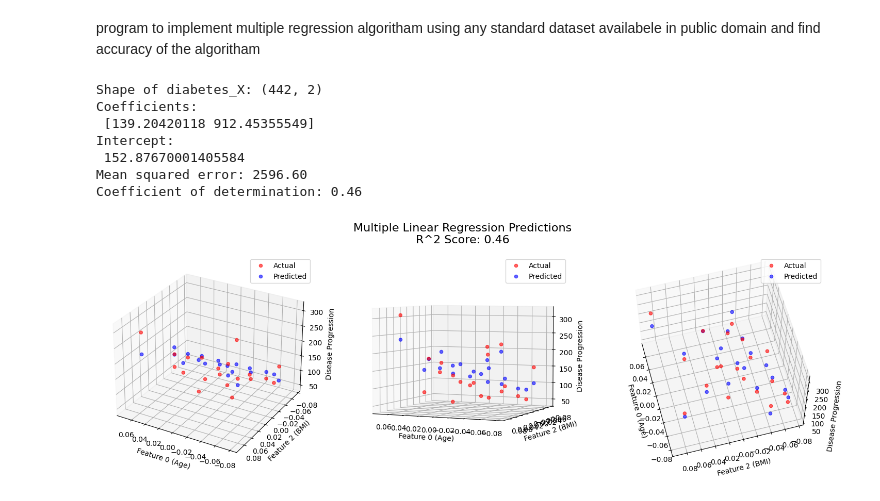
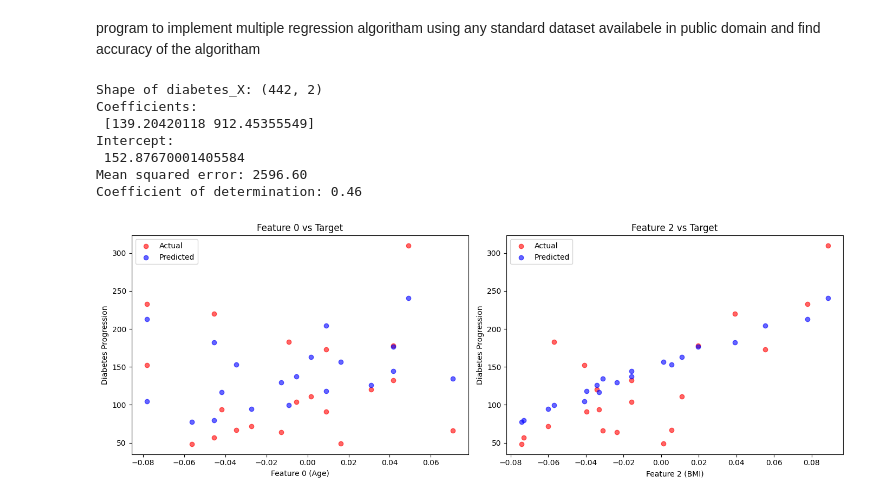
Before and after one commit to anandu-pn/S3, a Jupyter notebook: Data Science/exercise10.ipynb, the cells around one changed output. Drawn from its saved outputs; the diff is of its cells as text; code cells hidden in the pictures.

```diff
--- a/Data Science/exercise10.ipynb
+++ b/Data Science/exercise10.ipynb
@@ -44,34 +44,6 @@ print("Coefficient of determination: %.2f" % r2_score(diabetes_y_test, diabetes_
 # Extract features from test set for plotting
 x = diabetes_X_test[:, 0]  # Feature 0 (Age)
 y = diabetes_X_test[:, 1]  # Feature 2 (BMI)
-
-# Plotting predictions from three different 3D angles
-plt.style.use('default')
-
-fig = plt.figure(figsize=(15, 5))
-
-ax1 = fig.add_subplot(131, projection='3d')
-ax2 = fig.add_subplot(132, projection='3d')
-ax3 = fig.add_subplot(133, projection='3d')
-
-axes = [ax1, ax2, ax3]
-
-for ax in axes:
-    ax.scatter(x, y, diabetes_y_test, color='red', label='Actual', alpha=0.6)
-    ax.scatter(x, y, diabetes_y_pred, color='blue', label='Predicted', alpha=0.6)
-    ax.set_xlabel('Feature 0 (Age)')
-    ax.set_ylabel('Feature 2 (BMI)')
-    ax.set_zlabel('Disease Progression')
-    ax.legend()
-
-# Different viewing angles
-ax1.view_init(elev=28, azim=120)
-ax2.view_init(elev=4, azim=114)
-ax3.view_init(elev=60, azim=165)
-
-fig.suptitle(f'Multiple Linear Regression Predictions\nR^2 Score: {r2_score(diabetes_y_test, diabetes_y_pred):.2f}', fontsize=16)
-plt.tight_layout()
-plt.show()
 # %% [output]
 Shape of diabetes_X: (442, 2)
 Coefficients:
@@ -80,4 +52,28 @@ Intercept:
  152.87670001405584
 Mean squared error: 2596.60
 Coefficient of determination: 0.46
-[figure, removed]
+# %%
+plt.figure(figsize=(14, 5))
+
+# Feature 0 vs Target
+plt.subplot(1, 2, 1)
+plt.scatter(diabetes_X_test[:, 0], diabetes_y_test, color='red', label='Actual', alpha=0.6)
+plt.scatter(diabetes_X_test[:, 0], diabetes_y_pred, color='blue', label='Predicted', alpha=0.6)
+plt.xlabel('Feature 0 (Age)')
+plt.ylabel('Diabetes Progression')
+plt.title('Feature 0 vs Target')
+plt.legend()
+
+# Feature 2 vs Target
+plt.subplot(1, 2, 2)
+plt.scatter(diabetes_X_test[:, 1], diabetes_y_test, color='red', label='Actual', alpha=0.6)
+plt.scatter(diabetes_X_test[:, 1], diabetes_y_pred, color='blue', label='Predicted', alpha=0.6)
+plt.xlabel('Feature 2 (BMI)')
+plt.ylabel('Diabetes Progression')
+plt.title('Feature 2 vs Target')
+plt.legend()
+
+plt.tight_layout()
+plt.show()
+# %% [output]
+[figure, added]
```
Also changed, not shown: parts of 3 cells of this notebook.
